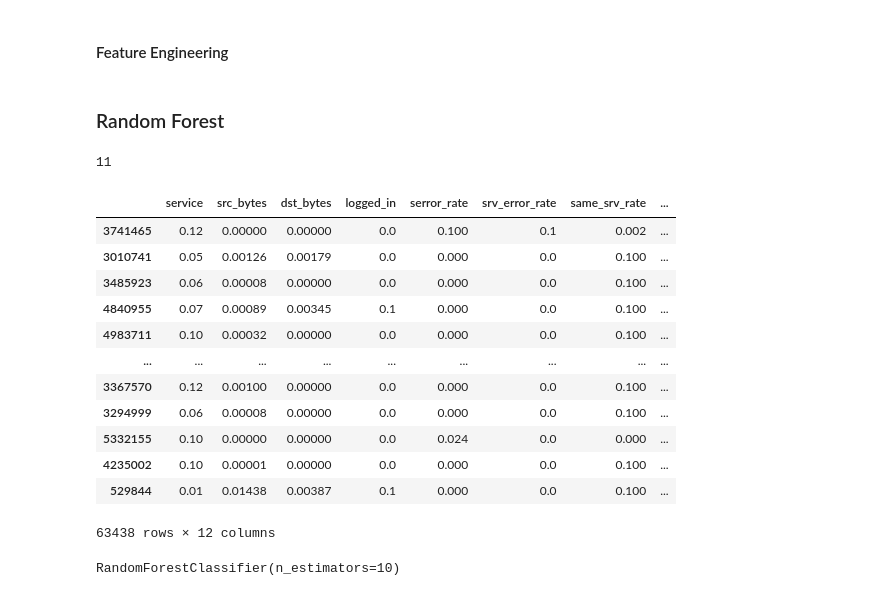
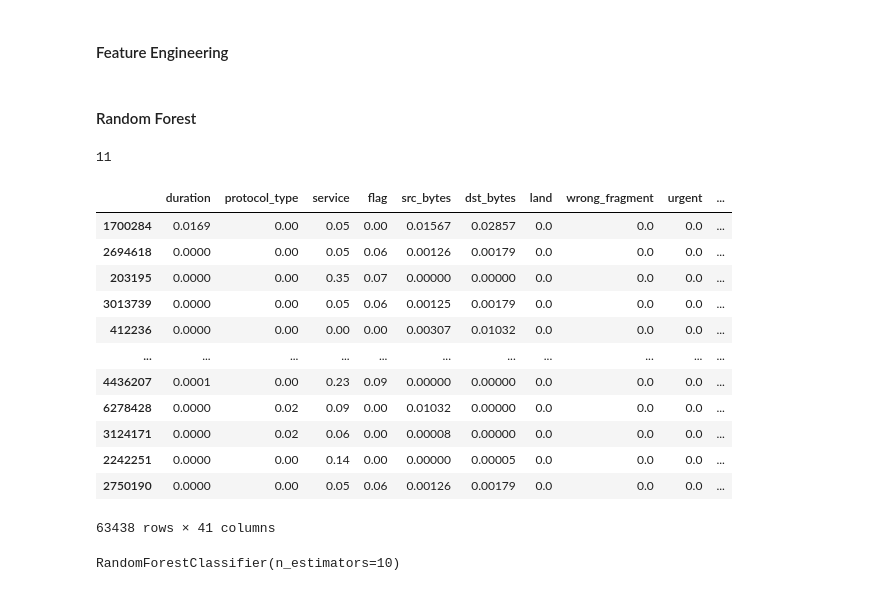
Before and after one commit to Samedy1/data_science_cadt_project_cyber_security, a Jupyter notebook: cyber_security.ipynb, the cells around one changed output. Saved outputs shown, nothing was run; the diff lists cells and outputs as text; code cells hidden in the pictures.

```diff
--- a/cyber_security.ipynb
+++ b/cyber_security.ipynb
@@ -569,7 +705,6 @@ combined_df['attack_value'].unique()
 # %% [output]
 array([ 2.,  3.,  4.,  5.,  6.,  7.,  1.,  8.,  9., 10., 11.])
 # %%
-
-Xm = combined_df.drop(columns = ['attack_value', 'attack'])
-Ym = combined_df['attack_value']
+X = combined_df.drop(columns = ['attack_value', 'attack'])
+Y = combined_df['attack_value']
 # %%
@@ -615,12 +750,12 @@ print(Ym.nunique())
 # %%
 ros = RandomOverSampler(random_state = 123)
 # %%
-resampled_X, resampled_y = ros.fit_resample(Xm, Ym)
+resampled_X, resampled_y = ros.fit_resample(X, Y)
 # %%
 resampled_y.nunique()
 # %% [output]
 11
 # %%
-Ym = resampled_y.sample(frac = .01)
-Xm = resampled_X.loc[Ym.index]
+Y = resampled_y.sample(frac = .01)
+X = resampled_X.loc[Y.index]
 # %%
@@ -665,28 +787,28 @@ for c in Xm.columns:
 # %% [markdown]
-### Random Forest
+#### Random Forest
 # %%
 X_train, X_test, y_train, y_test = train_test_split(
-    Xm, Ym, test_size = 0.2,
+    X, Y, test_size = 0.2,
     # stratify = Ym
 )
 # %%
 print(y_test.nunique())
-Xm
+X
 # %% [output]
 11
-|  | service | src_bytes | dst_bytes | logged_in | serror_rate | srv_error_rate | same_srv_rate | ... |
-| 3741465 | 0.12 | 0.00000 | 0.00000 | 0.0 | 0.100 | 0.1 | 0.002 | ... |
-| 3010741 | 0.05 | 0.00126 | 0.00179 | 0.0 | 0.000 | 0.0 | 0.100 | ... |
-| 3485923 | 0.06 | 0.00008 | 0.00000 | 0.0 | 0.000 | 0.0 | 0.100 | ... |
-| 4840955 | 0.07 | 0.00089 | 0.00345 | 0.1 | 0.000 | 0.0 | 0.100 | ... |
-| 4983711 | 0.10 | 0.00032 | 0.00000 | 0.0 | 0.000 | 0.0 | 0.100 | ... |
-| ... | ... | ... | ... | ... | ... | ... | ... | ... |
-| 3367570 | 0.12 | 0.00100 | 0.00000 | 0.0 | 0.000 | 0.0 | 0.100 | ... |
-| 3294999 | 0.06 | 0.00008 | 0.00000 | 0.0 | 0.000 | 0.0 | 0.100 | ... |
-| 5332155 | 0.10 | 0.00000 | 0.00000 | 0.0 | 0.024 | 0.0 | 0.000 | ... |
-| 4235002 | 0.10 | 0.00001 | 0.00000 | 0.0 | 0.000 | 0.0 | 0.100 | ... |
-| 529844 | 0.01 | 0.01438 | 0.00387 | 0.1 | 0.000 | 0.0 | 0.100 | ... |
+|  | duration | protocol_type | service | flag | src_bytes | dst_bytes | land | wrong_fragment | urgent | ... |
+| 1700284 | 0.0169 | 0.00 | 0.05 | 0.00 | 0.01567 | 0.02857 | 0.0 | 0.0 | 0.0 | ... |
+| 2694618 | 0.0000 | 0.00 | 0.05 | 0.06 | 0.00126 | 0.00179 | 0.0 | 0.0 | 0.0 | ... |
+| 203195 | 0.0000 | 0.00 | 0.35 | 0.07 | 0.00000 | 0.00000 | 0.0 | 0.0 | 0.0 | ... |
+| 3013739 | 0.0000 | 0.00 | 0.05 | 0.06 | 0.00125 | 0.00179 | 0.0 | 0.0 | 0.0 | ... |
+| 412236 | 0.0000 | 0.00 | 0.00 | 0.00 | 0.00307 | 0.01032 | 0.0 | 0.0 | 0.0 | ... |
+| ... | ... | ... | ... | ... | ... | ... | ... | ... | ... | ... |
+| 4436207 | 0.0001 | 0.00 | 0.23 | 0.09 | 0.00000 | 0.00000 | 0.0 | 0.0 | 0.0 | ... |
+| 6278428 | 0.0000 | 0.02 | 0.09 | 0.00 | 0.01032 | 0.00000 | 0.0 | 0.0 | 0.0 | ... |
+| 3124171 | 0.0000 | 0.02 | 0.06 | 0.00 | 0.00008 | 0.00000 | 0.0 | 0.0 | 0.0 | ... |
+| 2242251 | 0.0000 | 0.00 | 0.14 | 0.00 | 0.00000 | 0.00005 | 0.0 | 0.0 | 0.0 | ... |
+| 2750190 | 0.0000 | 0.00 | 0.05 | 0.06 | 0.00126 | 0.00179 | 0.0 | 0.0 | 0.0 | ... |
-63438 rows × 12 columns
+63438 rows × 41 columns
 # %%
 model = RandomForestClassifier(n_estimators = 10)
 model.fit(X_train, y_train)
```
Also changed, not shown: parts of 39 cells of this notebook.
